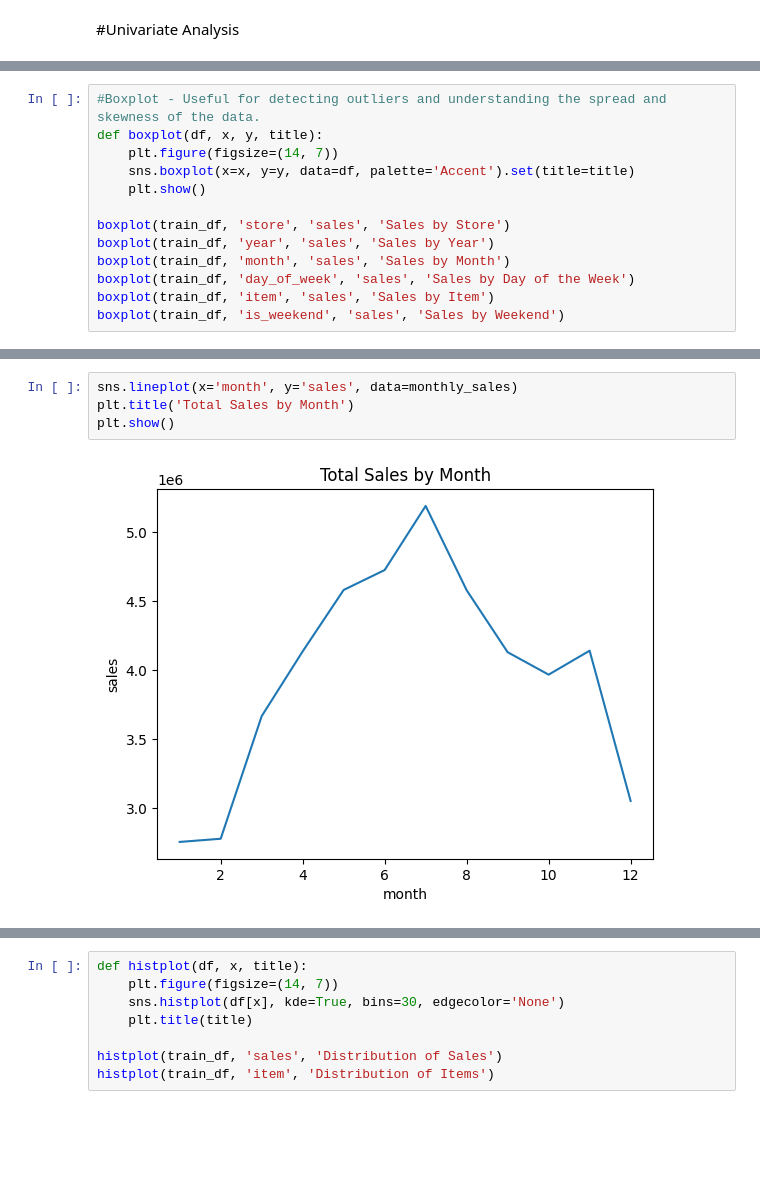
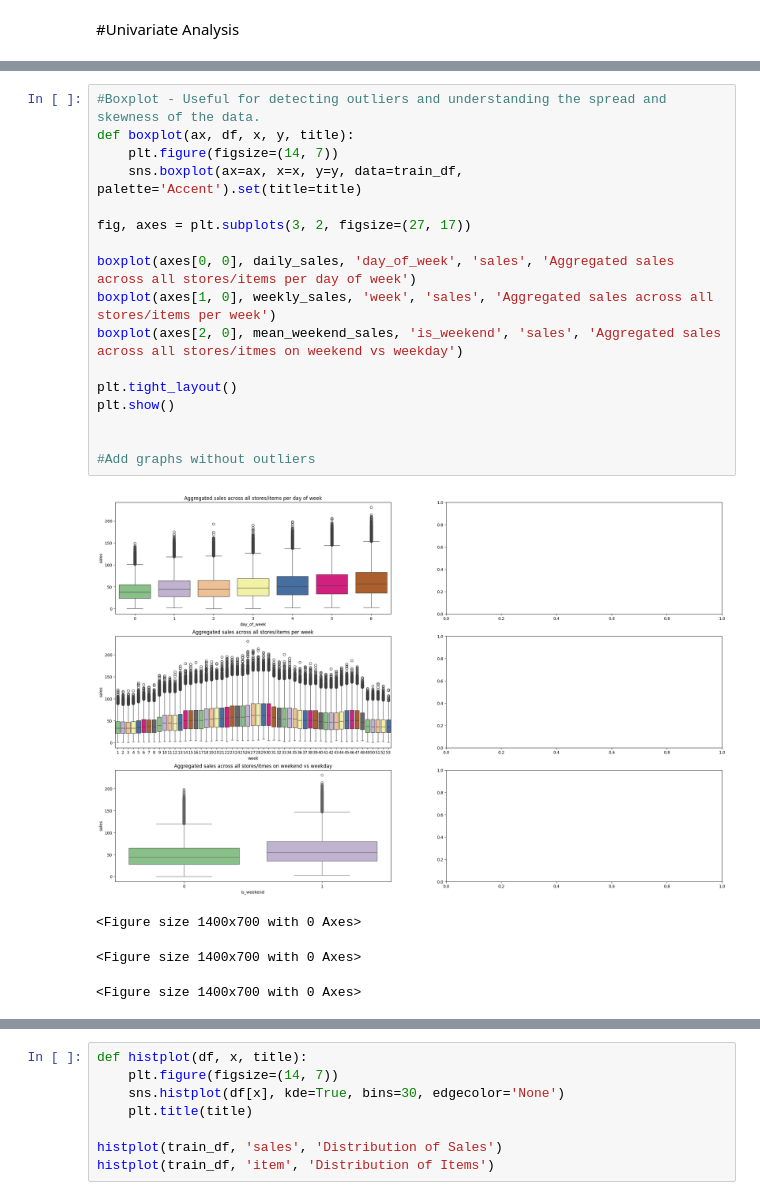
Before and after one commit to aanyamehta1/demand-forecasting-ey, a Jupyter notebook: FMCG_Demand_Forecasting.ipynb, the cells around one changed output, grey strips where cells are left out. Cells and saved outputs as stored; diff of their text form; blank space fills up the shorter version.

```diff
--- a/FMCG_Demand_Forecasting.ipynb
+++ b/FMCG_Demand_Forecasting.ipynb
@@ -200,13 +197,0 @@ The sales during summer months have greater variation, more dispersed. Overall,
-# %%
-#Boxplot - Useful for detecting outliers and understanding the spread and skewness of the data.
-def boxplot(df, x, y, title):
-    plt.figure(figsize=(14, 7))
-    sns.boxplot(x=x, y=y, data=df, palette='Accent').set(title=title)
-    plt.show()
-
-boxplot(train_df, 'store', 'sales', 'Sales by Store')
-boxplot(train_df, 'year', 'sales', 'Sales by Year')
-boxplot(train_df, 'month', 'sales', 'Sales by Month')
-boxplot(train_df, 'day_of_week', 'sales', 'Sales by Day of the Week')
-boxplot(train_df, 'item', 'sales', 'Sales by Item')
-boxplot(train_df, 'is_weekend', 'sales', 'Sales by Weekend')
@@ -220,6 +198,22 @@ boxplot(train_df, 'is_weekend', 'sales', 'Sales by Weekend')
-# %%
-sns.lineplot(x='month', y='sales', data=monthly_sales)
-plt.title('Total Sales by Month')
-plt.show()
-# %% [output]
-[figure, removed]
+# %%
+#Boxplot - Useful for detecting outliers and understanding the spread and skewness of the data.
+def boxplot(ax, df, x, y, title):
+    plt.figure(figsize=(14, 7))
+    sns.boxplot(ax=ax, x=x, y=y, data=train_df, palette='Accent').set(title=title)
+
+fig, axes = plt.subplots(3, 2, figsize=(27, 17))
+
+boxplot(axes[0, 0], daily_sales, 'day_of_week', 'sales', 'Aggregated sales across all stores/items per day of week')
+boxplot(axes[1, 0], weekly_sales, 'week', 'sales', 'Aggregated sales across all stores/items per week')
+boxplot(axes[2, 0], mean_weekend_sales, 'is_weekend', 'sales', 'Aggregated sales across all stores/itmes on weekend vs weekday')
+
+plt.tight_layout()
+plt.show()
+
+
+#Add graphs without outliers
+# %% [output]
+[figure, added]
+<Figure size 1400x700 with 0 Axes>
+<Figure size 1400x700 with 0 Axes>
+<Figure size 1400x700 with 0 Axes>
```
Also changed, not shown: parts of 17 cells of this notebook.
